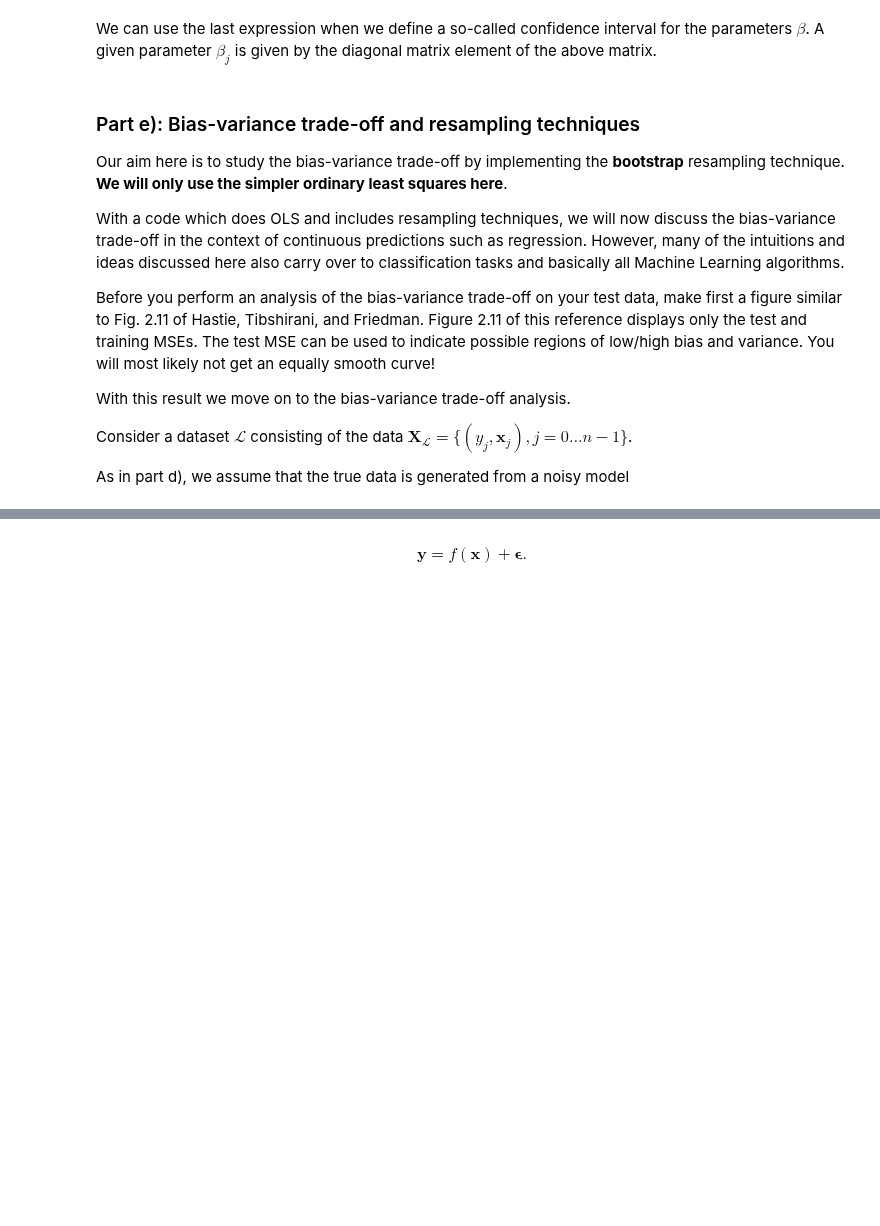
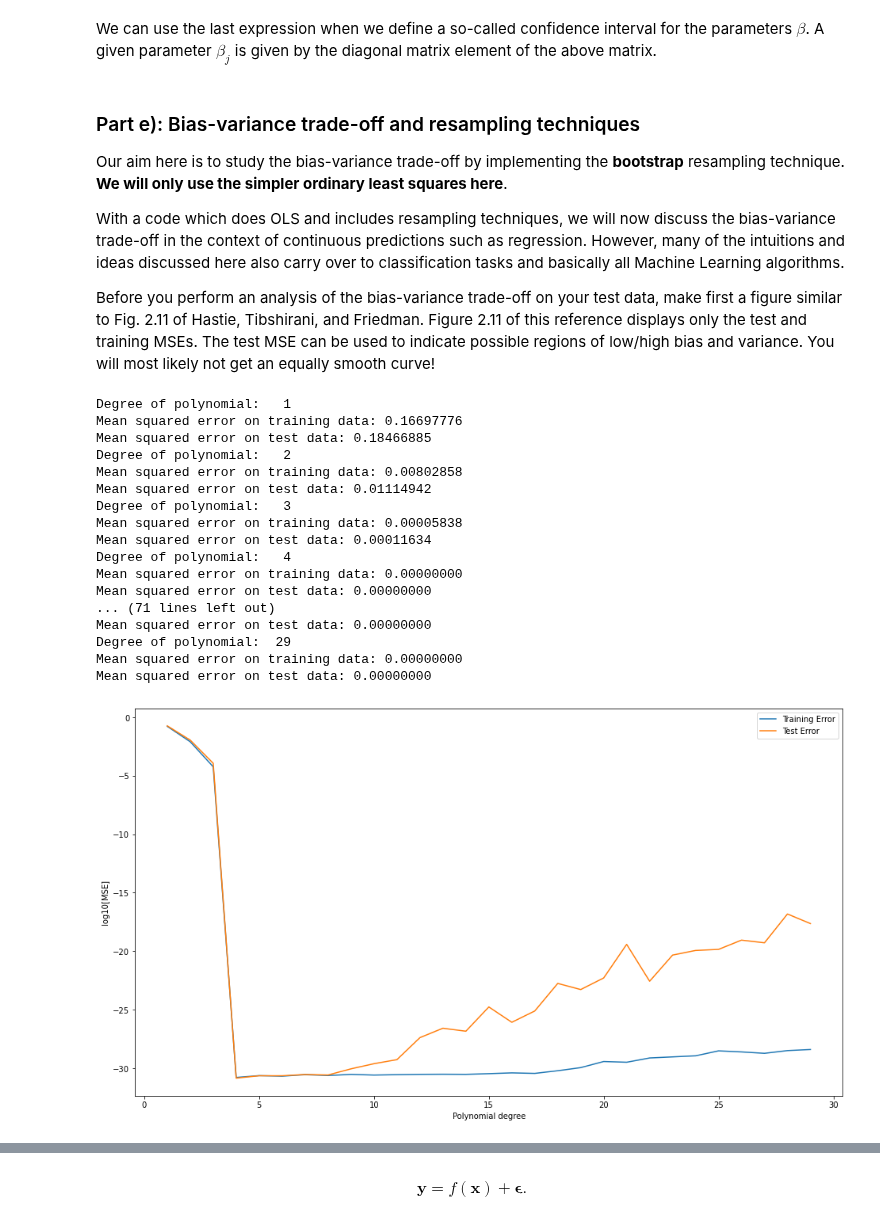
Before and after one commit to Sofriet/Project1data-ml, a Jupyter notebook: Project1.ipynb, the cells around one changed output, grey strips where cells are left out. Saved outputs shown, nothing was run; the diff lists cells and outputs as text; code cells hidden in the pictures; blank space fills up the shorter version.

```diff
--- a/Project1.ipynb
+++ b/Project1.ipynb
@@ -494,11 +565,64 @@ first a figure similar to Fig. 2.11 of Hastie, Tibshirani, and
 Friedman. Figure 2.11 of this reference displays only the test and training MSEs. The test MSE can be used to
 indicate possible regions of low/high bias and variance. You will most likely not get an
 equally smooth curve!
-
-With this result we move on to the bias-variance trade-off analysis.
-
-Consider a
-dataset $\mathcal{L}$ consisting of the data
-$\mathbf{X}_\mathcal{L}=\{(y_j, \boldsymbol{x}_j), j=0\ldots n-1\}$.
-
-As in part d), we assume that the true data is generated from a noisy model
+# %%
+np.random.seed(4242)
+
+Maxpolydegree = 30
+X = np.zeros((len(x),Maxpolydegree))
+X[:,0] = 1.0
+testerror = np.zeros(Maxpolydegree)
+trainingerror = np.zeros(Maxpolydegree)
+polynomial = np.zeros(Maxpolydegree)
+
+trials = 100
+for polydegree in range(1, Maxpolydegree):
+    polynomial[polydegree] = polydegree
+    for degree in range(polydegree):
+        X[:,degree] = z**(degree/3.0)
+
+# loop over trials in order to estimate the expectation value of the MSE
+    testerror[polydegree] = 0.0
+    trainingerror[polydegree] = 0.0
+    for samples in range(trials):
+        x_train, x_test, y_train, y_test = train_test_split(X, z, test_size=0.2)
+        #x_train_scaled = scaler.transform(x_train)
+        #x_test_scaled = scaler.transform(x_test)
+        model = LinearRegression(fit_intercept=False).fit(x_train, y_train)
+        ypred = model.predict(x_train)
+        ytilde = model.predict(x_test)
+        testerror[polydegree] += mean_squared_error(y_test, ytilde)
+        trainingerror[polydegree] += mean_squared_error(y_train, ypred)
+
+    testerror[polydegree] /= trials
+    trainingerror[polydegree] /= trials
+    print("Degree of polynomial: %3d"% polynomial[polydegree])
+    print("Mean squared error on training data: %.8f" % trainingerror[polydegree])
+    print("Mean squared error on test data: %.8f" % testerror[polydegree])
+
+plt.figure(figsize=(16,9))
+plt.plot(polynomial, np.log10(trainingerror), label='Training Error')
+plt.plot(polynomial, np.log10(testerror), label='Test Error')
+plt.xlabel('Polynomial degree')
+plt.ylabel('log10[MSE]')
+plt.legend()
+plt.show()
+# %% [output]
+Degree of polynomial:   1
+Mean squared error on training data: 0.16697776
+Mean squared error on test data: 0.18466885
+Degree of polynomial:   2
+Mean squared error on training data: 0.00802858
+Mean squared error on test data: 0.01114942
+Degree of polynomial:   3
+Mean squared error on training data: 0.00005838
+Mean squared error on test data: 0.00011634
+Degree of polynomial:   4
+Mean squared error on training data: 0.00000000
+Mean squared error on test data: 0.00000000
+... (71 lines left out)
+Mean squared error on test data: 0.00000000
+Degree of polynomial:  29
+Mean squared error on training data: 0.00000000
+Mean squared error on test data: 0.00000000
+[figure, added]
```
Also changed, not shown: parts of 11 cells of this notebook.
